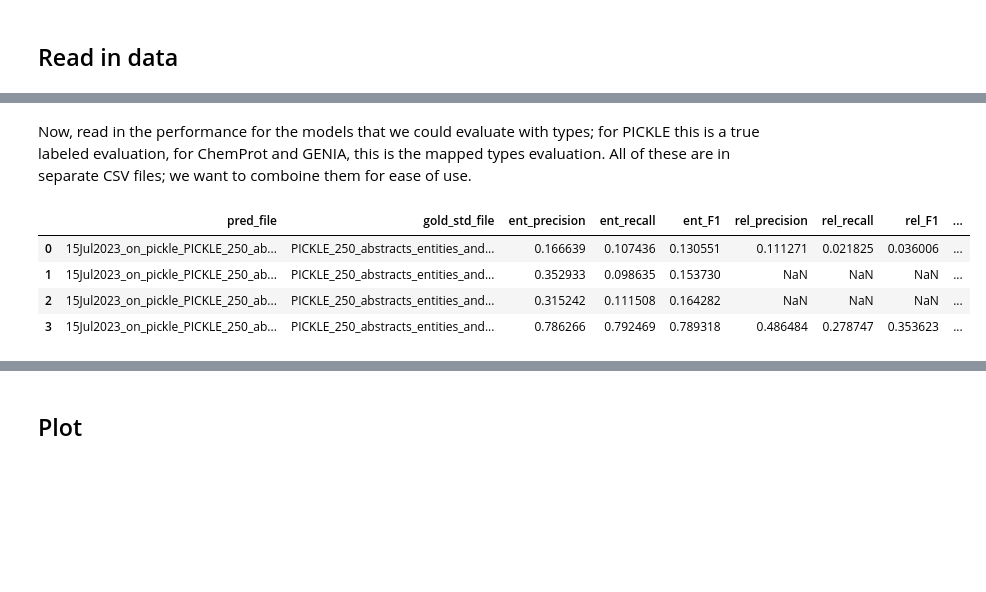
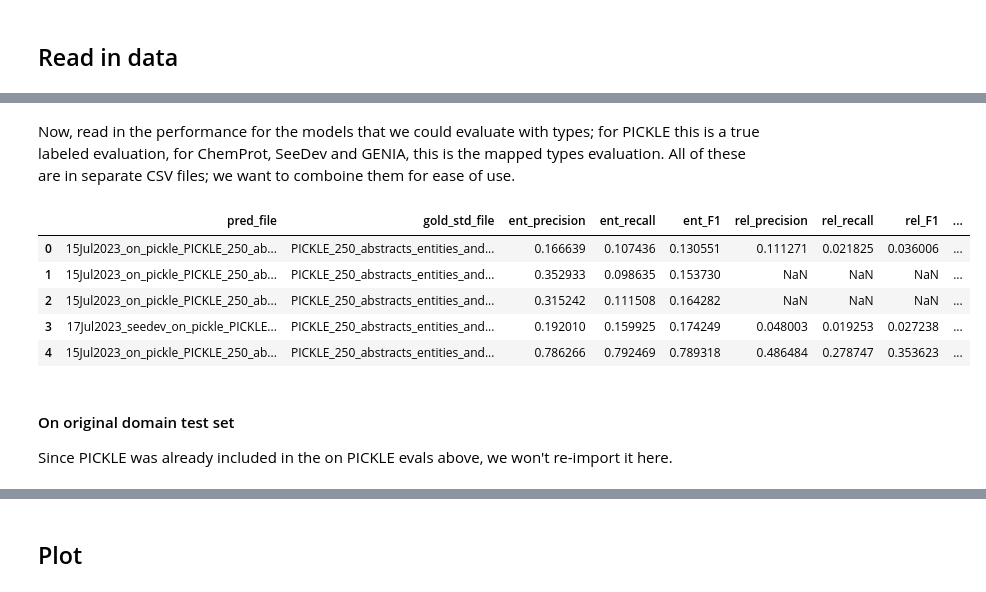
Before and after one commit to ShiuLab/pickle-corpus-code, a Jupyter notebook: jupyter_notebooks/model_performance_figures.ipynb, the cells around one changed output, grey strips where cells are left out. Cells and saved outputs as stored; diff of their text form; code cells hidden in the pictures; blank space fills up the shorter version.

```diff
--- a/jupyter_notebooks/model_performance_figures.ipynb
+++ b/jupyter_notebooks/model_performance_figures.ipynb
@@ -31,22 +56,27 @@ dygiepp_no_labels_perf
 # %% [markdown]
-Now, read in the performance for the models that we could evaluate with types; for PICKLE this is a true labeled evaluation, for ChemProt and GENIA, this is the mapped types evaluation. All of these are in separate CSV files; we want to comboine them for ease of use.
+Now, read in the performance for the models that we could evaluate with types; for PICKLE this is a true labeled evaluation, for ChemProt, SeeDev and GENIA, this is the mapped types evaluation. All of these are in separate CSV files; we want to comboine them for ease of use.
 # %%
 prefix_path = '/mnt/home/lotrecks/Shiu_lab/pickle-corpus-code/data/straying_off_topic_data/model_output/dygiepp/15Jul2023_all_on_pickle_but_seedev/performance/'
 typed_eval_dygiepp_paths = {
     'chemprot': '15Jul2023_chemprot_on_pickle_TYPES_MAPPED_performance.csv',
     'genia': '15Jul2023_GENIA_on_pickle_TYPES_MAPPED_performance.csv',
+    'seedev': '17Jul2023_seedev_on_pickle_performance_MAPPED_labels.csv',
     'pickle': '15Jul2023_PICKLE_on_pickle_TYPES_MAPPED_performance.csv'
 }
 typed_eval_dygiepp_dfs = []
 for dset, apath in typed_eval_dygiepp_paths.items():
     df = pd.read_csv(f'{prefix_path}{apath}')
     df['model'] = df['pred_file'].str.split('_').str[-2]
     typed_eval_dygiepp_dfs.append(df)
 typed_eval_dygiepp_all_df = pd.concat(typed_eval_dygiepp_dfs).sort_values('ent_F1').reset_index(drop=True)
 typed_eval_dygiepp_all_df
 # %% [output]
 |  | pred_file | gold_std_file | ent_precision | ent_recall | ent_F1 | rel_precision | rel_recall | rel_F1 | ... |
 | 0 | 15Jul2023_on_pickle_PICKLE_250_ab... | PICKLE_250_abstracts_entities_and... | 0.166639 | 0.107436 | 0.130551 | 0.111271 | 0.021825 | 0.036006 | ... |
 | 1 | 15Jul2023_on_pickle_PICKLE_250_ab... | PICKLE_250_abstracts_entities_and... | 0.352933 | 0.098635 | 0.153730 | NaN | NaN | NaN | ... |
 | 2 | 15Jul2023_on_pickle_PICKLE_250_ab... | PICKLE_250_abstracts_entities_and... | 0.315242 | 0.111508 | 0.164282 | NaN | NaN | NaN | ... |
-| 3 | 15Jul2023_on_pickle_PICKLE_250_ab... | PICKLE_250_abstracts_entities_and... | 0.786266 | 0.792469 | 0.789318 | 0.486484 | 0.278747 | 0.353623 | ... |
+| 3 | 17Jul2023_seedev_on_pickle_PICKLE... | PICKLE_250_abstracts_entities_and... | 0.192010 | 0.159925 | 0.174249 | 0.048003 | 0.019253 | 0.027238 | ... |
+| 4 | 15Jul2023_on_pickle_PICKLE_250_ab... | PICKLE_250_abstracts_entities_and... | 0.786266 | 0.792469 | 0.789318 | 0.486484 | 0.278747 | 0.353623 | ... |
+# %% [markdown]
+#### On original domain test set
+Since PICKLE was already included in the on PICKLE evals above, we won't re-import it here.
```
Also changed, not shown: parts of 80 cells of this notebook.
